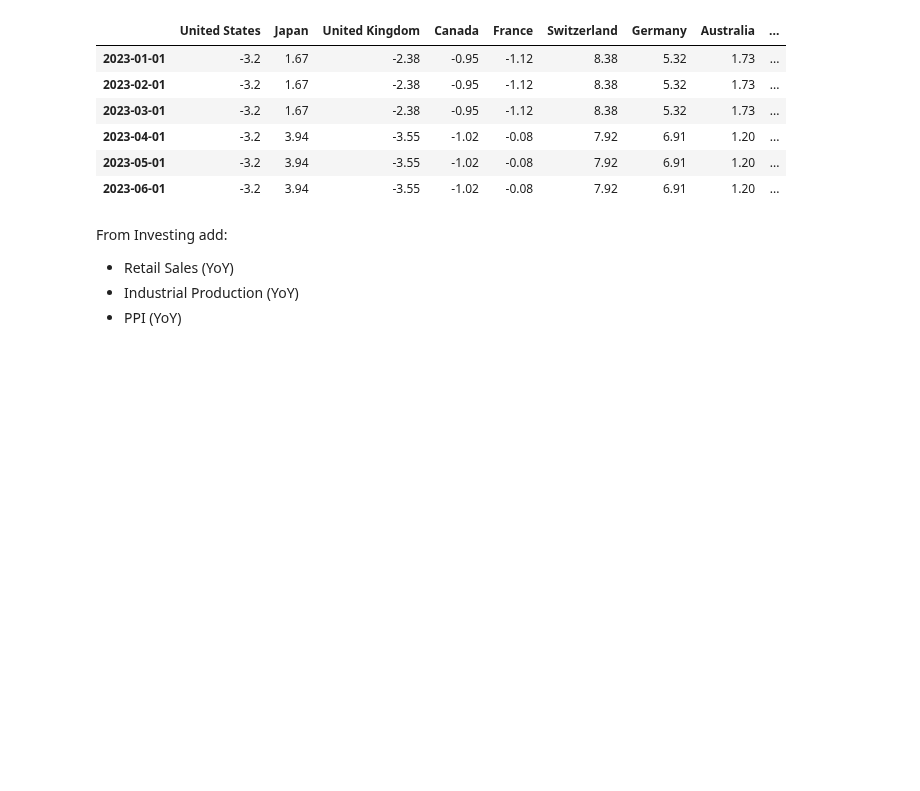
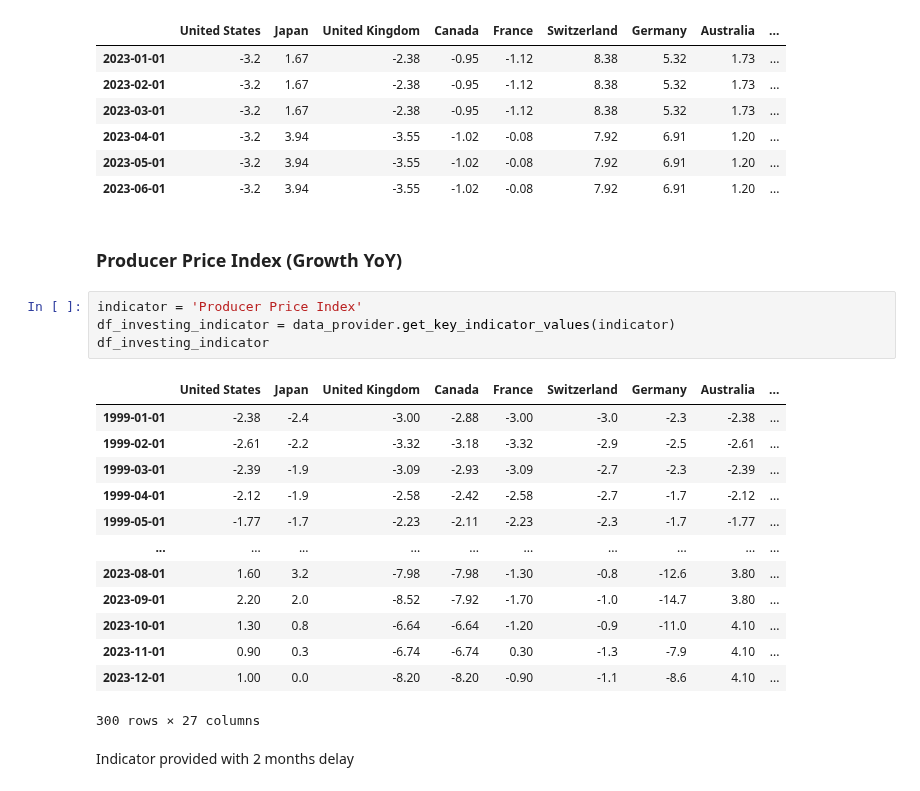
Before and after one commit to lharazin/TFM, a Jupyter notebook: Algorithm/data/extra_indicators.ipynb, the cells around one changed output. Saved outputs shown, nothing was run; the diff lists cells and outputs as text; blank space fills up the shorter version.

```diff
--- a/Algorithm/data/extra_indicators.ipynb
+++ b/Algorithm/data/extra_indicators.ipynb
@@ -205,8 +205,25 @@ data_provider.get_latest_data(indicator, df_oecd_indicator,
 | 2023-04-01 | -3.2 | 3.94 | -3.55 | -1.02 | -0.08 | 7.92 | 6.91 | 1.20 | ... |
 | 2023-05-01 | -3.2 | 3.94 | -3.55 | -1.02 | -0.08 | 7.92 | 6.91 | 1.20 | ... |
 | 2023-06-01 | -3.2 | 3.94 | -3.55 | -1.02 | -0.08 | 7.92 | 6.91 | 1.20 | ... |
-# %% [markdown]
-From Investing add:
-- Retail Sales (YoY)
-- Industrial Production (YoY)
-- PPI (YoY)
+# %% [markdown]
+### Producer Price Index (Growth YoY)
+# %%
+indicator = 'Producer Price Index'
+df_investing_indicator = data_provider.get_key_indicator_values(indicator)
+df_investing_indicator
+# %% [output]
+|  | United States | Japan | United Kingdom | Canada | France | Switzerland | Germany | Australia | ... |
+| 1999-01-01 | -2.38 | -2.4 | -3.00 | -2.88 | -3.00 | -3.0 | -2.3 | -2.38 | ... |
+| 1999-02-01 | -2.61 | -2.2 | -3.32 | -3.18 | -3.32 | -2.9 | -2.5 | -2.61 | ... |
+| 1999-03-01 | -2.39 | -1.9 | -3.09 | -2.93 | -3.09 | -2.7 | -2.3 | -2.39 | ... |
+| 1999-04-01 | -2.12 | -1.9 | -2.58 | -2.42 | -2.58 | -2.7 | -1.7 | -2.12 | ... |
+| 1999-05-01 | -1.77 | -1.7 | -2.23 | -2.11 | -2.23 | -2.3 | -1.7 | -1.77 | ... |
+| ... | ... | ... | ... | ... | ... | ... | ... | ... | ... |
+| 2023-08-01 | 1.60 | 3.2 | -7.98 | -7.98 | -1.30 | -0.8 | -12.6 | 3.80 | ... |
+| 2023-09-01 | 2.20 | 2.0 | -8.52 | -7.92 | -1.70 | -1.0 | -14.7 | 3.80 | ... |
+| 2023-10-01 | 1.30 | 0.8 | -6.64 | -6.64 | -1.20 | -0.9 | -11.0 | 4.10 | ... |
+| 2023-11-01 | 0.90 | 0.3 | -6.74 | -6.74 | 0.30 | -1.3 | -7.9 | 4.10 | ... |
+| 2023-12-01 | 1.00 | 0.0 | -8.20 | -8.20 | -0.90 | -1.1 | -8.6 | 4.10 | ... |
+300 rows × 27 columns
+# %% [markdown]
+Indicator provided with 2 months delay
```
Also changed, not shown: parts of 13 cells of this notebook, 5 other files.
